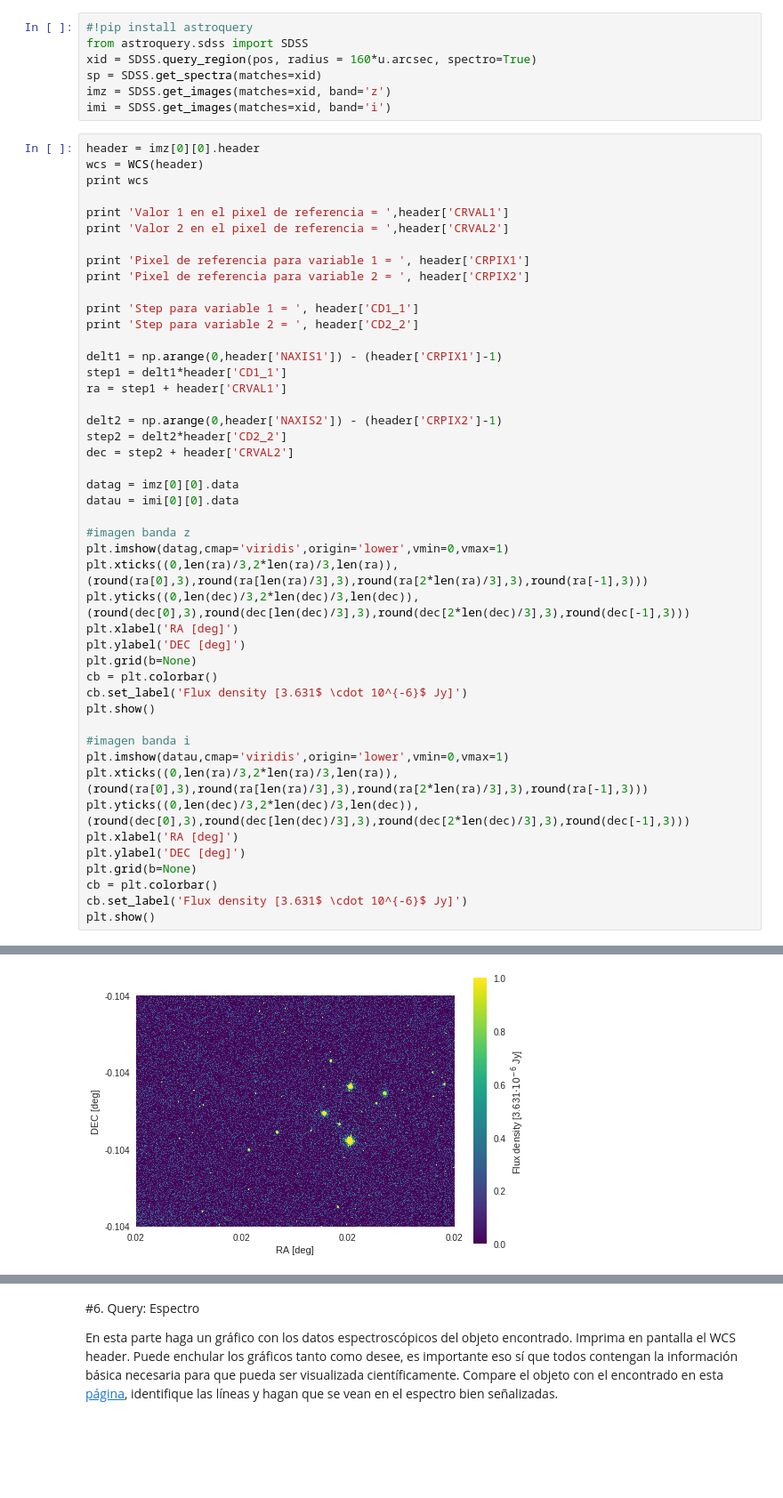
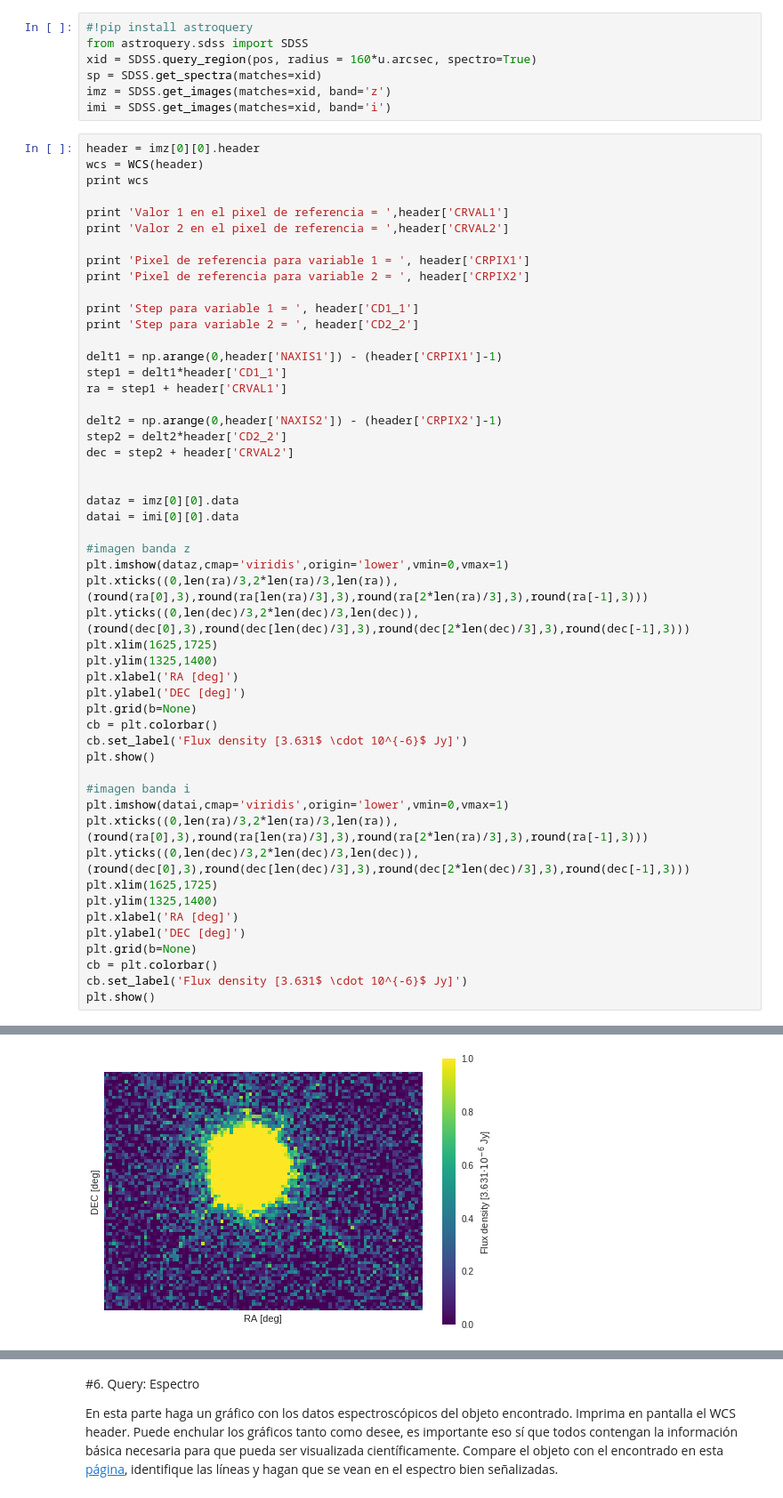
Before and after one commit to diegocorderoa/minitarea4, a Jupyter notebook: minitarea4.ipynb, the cells around one changed output, grey strips where cells are left out. Shown: that part at 89% size. Drawn from its saved outputs; the diff is of its cells as text; blank space fills up the shorter version.

```diff
--- a/minitarea4.ipynb
+++ b/minitarea4.ipynb
@@ -247,13 +247,16 @@ delt2 = np.arange(0,header['NAXIS2']) - (header['CRPIX2']-1)
 step2 = delt2*header['CD2_2']
 dec = step2 + header['CRVAL2']
 
-datag = imz[0][0].data
-datau = imi[0][0].data
+
+dataz = imz[0][0].data
+datai = imi[0][0].data
 
 #imagen banda z
-plt.imshow(datag,cmap='viridis',origin='lower',vmin=0,vmax=1)
+plt.imshow(dataz,cmap='viridis',origin='lower',vmin=0,vmax=1)
 plt.xticks((0,len(ra)/3,2*len(ra)/3,len(ra)),(round(ra[0],3),round(ra[len(ra)/3],3),round(ra[2*len(ra)/3],3),round(ra[-1],3)))
 plt.yticks((0,len(dec)/3,2*len(dec)/3,len(dec)),(round(dec[0],3),round(dec[len(dec)/3],3),round(dec[2*len(dec)/3],3),round(dec[-1],3)))
+plt.xlim(1625,1725)
+plt.ylim(1325,1400)
 plt.xlabel('RA [deg]')
 plt.ylabel('DEC [deg]')
 plt.grid(b=None)
@@ -262,9 +265,11 @@ cb.set_label('Flux density [3.631$ \cdot 10^{-6}$ Jy]')
 plt.show()
 
 #imagen banda i
-plt.imshow(datau,cmap='viridis',origin='lower',vmin=0,vmax=1)
+plt.imshow(datai,cmap='viridis',origin='lower',vmin=0,vmax=1)
 plt.xticks((0,len(ra)/3,2*len(ra)/3,len(ra)),(round(ra[0],3),round(ra[len(ra)/3],3),round(ra[2*len(ra)/3],3),round(ra[-1],3)))
 plt.yticks((0,len(dec)/3,2*len(dec)/3,len(dec)),(round(dec[0],3),round(dec[len(dec)/3],3),round(dec[2*len(dec)/3],3),round(dec[-1],3)))
+plt.xlim(1625,1725)
+plt.ylim(1325,1400)
 plt.xlabel('RA [deg]')
 plt.ylabel('DEC [deg]')
 plt.grid(b=None)
@@ -290 +295 @@ Step para variable 2 =  -6.47314986767e-10
-[figure, old version]
+[figure, new version]
```
Also changed, not shown: parts of 3 cells of this notebook.
